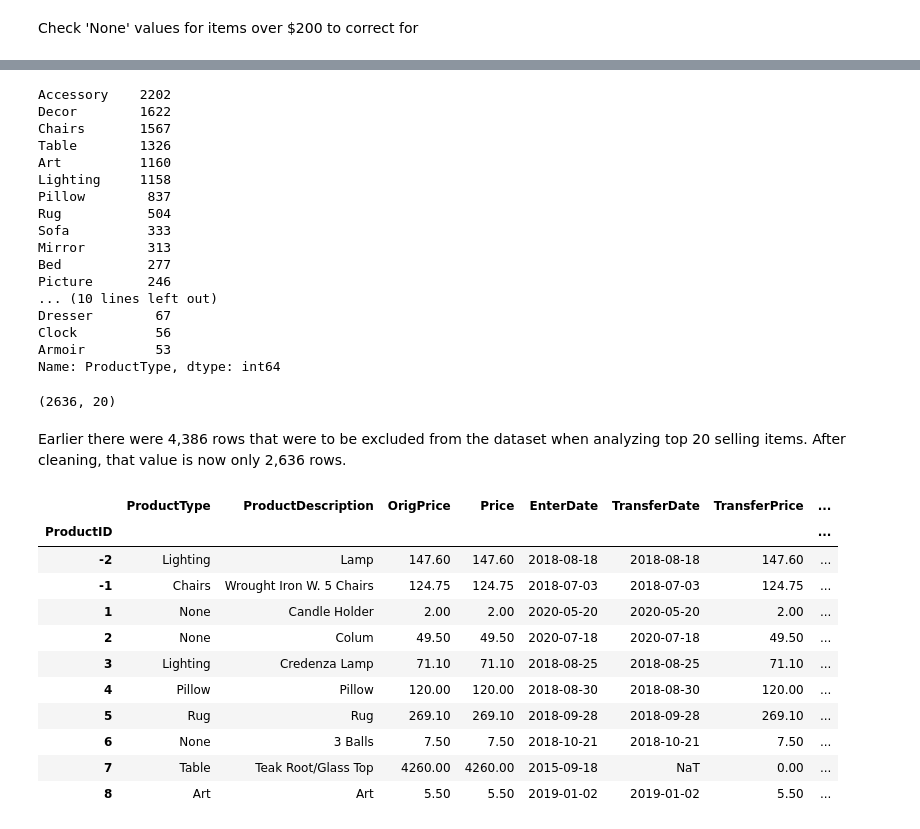
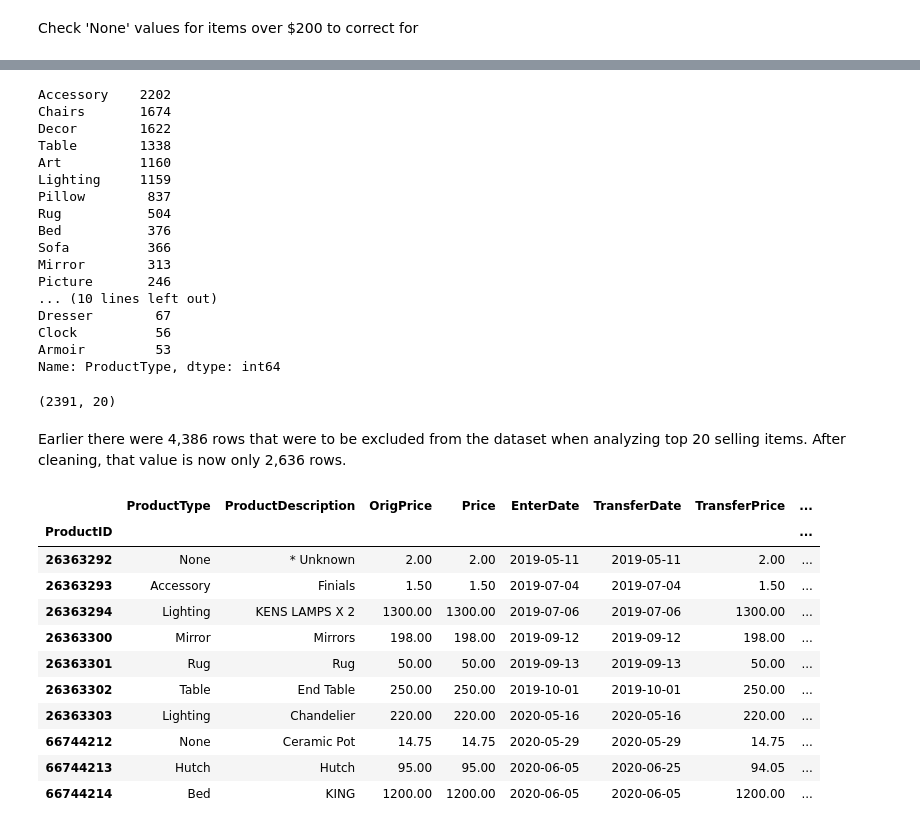
Before and after one commit to zachcornelison/K-N-Sales-Analytics, a Jupyter notebook: KN-Analytics-Merchandise.ipynb, the cells around one changed output, grey strips where cells are left out. Drawn from its saved outputs; the diff is of its cells as text; code cells hidden in the pictures.

Commit message:
done cleaning PT column
starting to clean remaining DF and handle duplicate entries

```diff
--- a/KN-Analytics-Merchandise.ipynb
+++ b/KN-Analytics-Merchandise.ipynb
@@ -95,8 +95,8 @@ array([ 0., nan])
 # drop columns with no/many missing values and ones that are unnecessary
 df_merchandise = df_merchandise.drop(['DownWho','DownDate','Date1','Text1','LayawayGrp','ItemNotes','Num1',
                                       'DownPhone','PreviousOwner','LabelPrinted','PCName','DontPrintTag',
-                                      'Taxable','WholesalePrice','AuctionID','CustNo','PhyDate','Auction2',
-                                      'DownPymt','ResaleNow','ListOnline','FixSplit','ConCode','NeverMD',
+                                      'Taxable','WholesalePrice','AuctionID','Return','CustNo','PhyDate','Auction2',
+                                      'DownPymt','ResaleNow','ItemCount','ListOnline','FixSplit','ConCode','NeverMD',
                                       'BuyOut','TaxRate','Reminded','CardFee'], axis=1)
 # %%
 # drop filler row
@@ -474,7 +475,7 @@ df_merchandise.loc[light_filter, 'ProductType'] = 'Light'
 
 # Repeat for chandelier, lantern, 'ligt' as 'Lighting'
 chandelier_filter = ((df_merchandise['ProductType'] == 'Accessory') | (df_merchandise['ProductType'] == 'None')) & (((df_merchandise['ProductDescription'].str.contains('chandelier', case=False)))
-                                                                      | ((df_merchandise['ProductDescription'].str.contains('lantern', case=False))) | | ((df_merchandise['ProductDescription'].str.contains('ligt', case=False)))
+                                                                      | ((df_merchandise['ProductDescription'].str.contains('lantern', case=False))) | ((df_merchandise['ProductDescription'].str.contains('ligt', case=False))))
 df_merchandise.loc[chandelier_filter, 'ProductType'] = 'Lighting'
 
 # Repeat for clock, vase, book, pewter items, bowl, greenery, tray, cross, urn, plate, decor as 'Decor'
@@ -520,7 +521,7 @@ df_merchandise.loc[none_dresser_filter, 'ProductType'] = 'Dresser'
 # Replace and consolidate all values in ProductType column
 
 # Repeat for end table, coffee table, dining table, sidetable, etc. as 'Table' to consolidate
-mass_table_filter = df_merchandise.ProductType.str.contains('table', case=False)
+mass_table_filter = df_merchandise.ProductType.str.contains('table', case=False) | df_merchandise.ProductType.str.contains('coffee', case=False) | df_merchandise.ProductType.str.contains('tabl', case=False)
 df_merchandise.loc[mass_table_filter, 'ProductType'] = 'Table'
 
 # Repeat for lamp, light, chandelier as 'Lighting' to consolidate
@@ -612,19 +613,35 @@ df_merchandise.loc[mass_dresser_filter, 'ProductType'] = 'Dresser'
 mass_clock_filter = df_merchandise.ProductType.str.contains('clock', case=False)
 df_merchandise.loc[mass_clock_filter, 'ProductType'] = 'Clock'
 
+# Repeat for seat, recliner values not captured as 'Chair'
+mass_seat_filter = df_merchandise.ProductType.str.contains('seat', case=False) | df_merchandise.ProductType.str.contains('recliner', case=False) | df_merchandise.ProductType.str.contains('bar ', case=False)
+df_merchandise.loc[mass_seat_filter, 'ProductType'] = 'Chairs'
+
+# Repeat for hutch values not captured as 'Hutch'
+mass_hutch_filter = df_merchandise.ProductType.str.contains('hutch', case=False)
+df_merchandise.loc[mass_hutch_filter, 'ProductType'] = 'Hutch'
+
+# Repeat for sectional values not captured as 'Sofa'
+mass_sectional_filter = df_merchandise.ProductType.str.contains('sectional', case=False)
+df_merchandise.loc[mass_sectional_filter, 'ProductType'] = 'Sofa'
+
+# Repeat for headboard, spring, mat values not captured as 'Bed'
+mass_headboard_filter = df_merchandise.ProductType.str.contains('board', case=False) | df_merchandise.ProductType.str.contains('box', case=False) | df_merchandise.ProductType.str.contains('mat', case=False)
+df_merchandise.loc[mass_headboard_filter, 'ProductType'] = 'Bed'
+
 df_merchandise.ProductType.value_counts().head(25)
 # %% [output]
 Accessory    2202
+Chairs       1674
 Decor        1622
-Chairs       1567
-Table        1326
+Table        1338
 Art          1160
-Lighting     1158
+Lighting     1159
 Pillow        837
 Rug           504
-Sofa          333
+Bed           376
+Sofa          366
 Mirror        313
-Bed           277
 Picture       246
 ... (10 lines left out)
 Dresser        67
@@ -634,21 +651,21 @@ Name: ProductType, dtype: int64
 # %%
 df_merchandise[df_merchandise.groupby('ProductType')['ProductType'].transform('size') < 100].shape
 # %% [output]
-(2636, 20)
+(2391, 20)
 # %% [markdown]
 Earlier there were 4,386 rows that were to be excluded from the dataset when analyzing top 20 selling items. After cleaning, that value is now only 2,636 rows.
 # %%
-df_merchandise.head(10)
+df_merchandise.tail(10)
 # %% [output]
 |  | ProductType | ProductDescription | OrigPrice | Price | EnterDate | TransferDate | TransferPrice | ... |
 | ProductID |  |  |  |  |  |  |  | ... |
-| -2 | Lighting | Lamp | 147.60 | 147.60 | 2018-08-18 | 2018-08-18 | 147.60 | ... |
-| -1 | Chairs | Wrought Iron W. 5 Chairs | 124.75 | 124.75 | 2018-07-03 | 2018-07-03 | 124.75 | ... |
-| 1 | None | Candle Holder | 2.00 | 2.00 | 2020-05-20 | 2020-05-20 | 2.00 | ... |
-| 2 | None | Colum | 49.50 | 49.50 | 2020-07-18 | 2020-07-18 | 49.50 | ... |
-| 3 | Lighting | Credenza Lamp | 71.10 | 71.10 | 2018-08-25 | 2018-08-25 | 71.10 | ... |
-| 4 | Pillow | Pillow | 120.00 | 120.00 | 2018-08-30 | 2018-08-30 | 120.00 | ... |
-| 5 | Rug | Rug | 269.10 | 269.10 | 2018-09-28 | 2018-09-28 | 269.10 | ... |
-| 6 | None | 3 Balls | 7.50 | 7.50 | 2018-10-21 | 2018-10-21 | 7.50 | ... |
-| 7 | Table | Teak Root/Glass Top | 4260.00 | 4260.00 | 2015-09-18 | NaT | 0.00 | ... |
-| 8 | Art | Art | 5.50 | 5.50 | 2019-01-02 | 2019-01-02 | 5.50 | ... |
+| 26363292 | None | * Unknown | 2.00 | 2.00 | 2019-05-11 | 2019-05-11 | 2.00 | ... |
+| 26363293 | Accessory | Finials | 1.50 | 1.50 | 2019-07-04 | 2019-07-04 | 1.50 | ... |
+| 26363294 | Lighting | KENS LAMPS X 2 | 1300.00 | 1300.00 | 2019-07-06 | 2019-07-06 | 1300.00 | ... |
+| 26363300 | Mirror | Mirrors | 198.00 | 198.00 | 2019-09-12 | 2019-09-12 | 198.00 | ... |
+| 26363301 | Rug | Rug | 50.00 | 50.00 | 2019-09-13 | 2019-09-13 | 50.00 | ... |
+| 26363302 | Table | End Table | 250.00 | 250.00 | 2019-10-01 | 2019-10-01 | 250.00 | ... |
+| 26363303 | Lighting | Chandelier | 220.00 | 220.00 | 2020-05-16 | 2020-05-16 | 220.00 | ... |
+| 66744212 | None | Ceramic Pot | 14.75 | 14.75 | 2020-05-29 | 2020-05-29 | 14.75 | ... |
+| 66744213 | Hutch | Hutch | 95.00 | 95.00 | 2020-06-05 | 2020-06-25 | 94.05 | ... |
+| 66744214 | Bed | KING | 1200.00 | 1200.00 | 2020-06-05 | 2020-06-05 | 1200.00 | ... |
```
Also changed, not shown: parts of 13 cells of this notebook.
